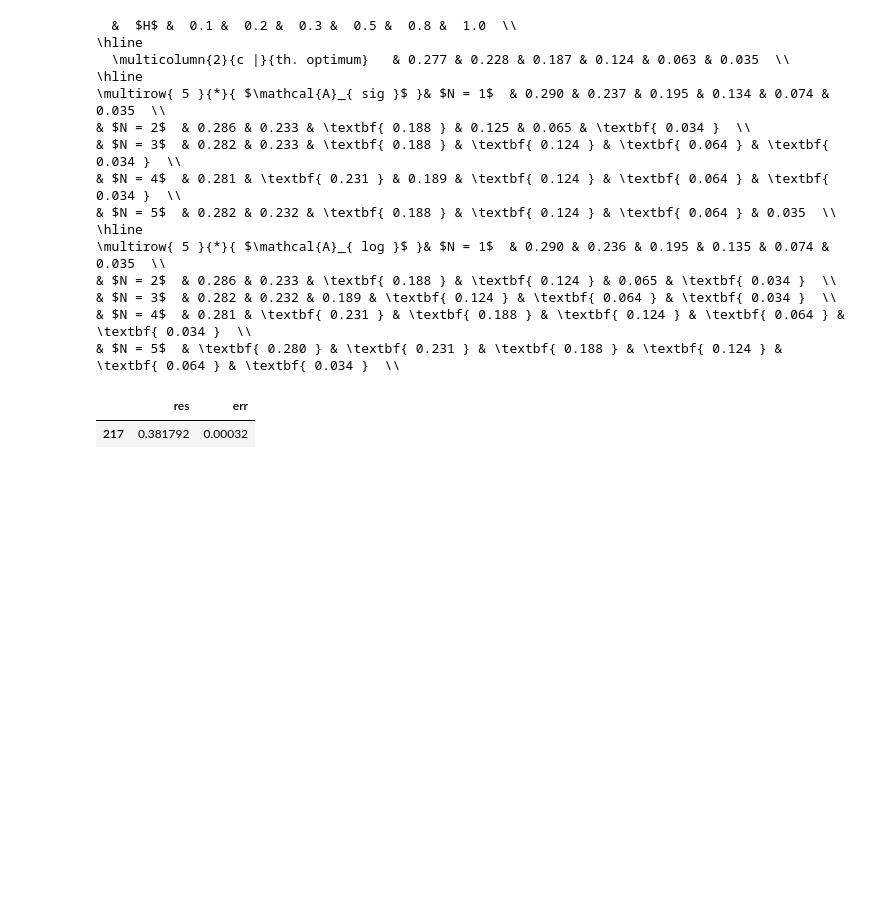
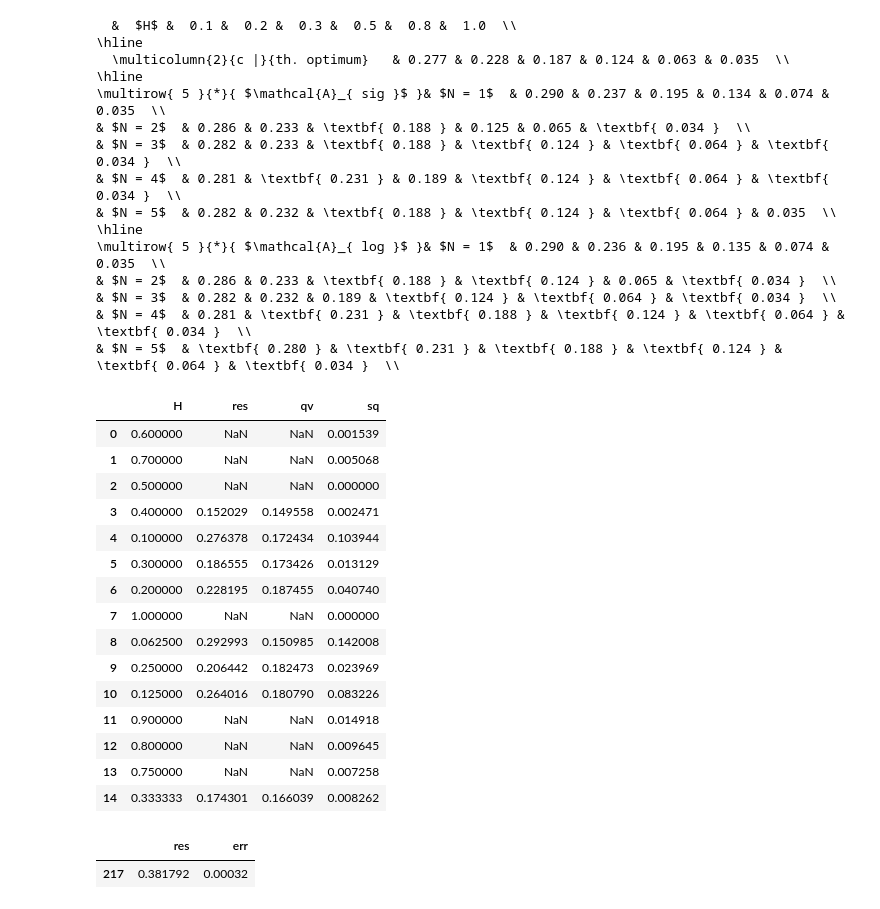
Before and after one commit to hagerpa/sigControl, a Jupyter notebook: server/fbm_tracking/Evaluate Results.ipynb, the cells around one changed output. Drawn from its saved outputs; the diff is of its cells as text; code cells hidden in the pictures; blank space fills up the shorter version.

```diff
--- a/server/fbm_tracking/Evaluate Results.ipynb
+++ b/server/fbm_tracking/Evaluate Results.ipynb
@@ -126,3 +129,33 @@ for spc in space:
+# %%
+# MERGING RESULTS
+files = os.listdir('benchmarks/')
+dfs = [
+    pd.read_pickle('benchmarks/{}'.format(f))
+    for f in files
+    if f[-3:] == 'pkl'
+]
+df = pd.concat(dfs, ignore_index=True)
+df.sort_values(by=['H']).to_csv(filename+".csv")
+df.to_pickle(filename+".pkl")
+# %%
+df
+# %% [output]
+|  | H | res | qv | sq |
+| 0 | 0.600000 | NaN | NaN | 0.001539 |
+| 1 | 0.700000 | NaN | NaN | 0.005068 |
+| 2 | 0.500000 | NaN | NaN | 0.000000 |
+| 3 | 0.400000 | 0.152029 | 0.149558 | 0.002471 |
+| 4 | 0.100000 | 0.276378 | 0.172434 | 0.103944 |
+| 5 | 0.300000 | 0.186555 | 0.173426 | 0.013129 |
+| 6 | 0.200000 | 0.228195 | 0.187455 | 0.040740 |
+| 7 | 1.000000 | NaN | NaN | 0.000000 |
+| 8 | 0.062500 | 0.292993 | 0.150985 | 0.142008 |
+| 9 | 0.250000 | 0.206442 | 0.182473 | 0.023969 |
+| 10 | 0.125000 | 0.264016 | 0.180790 | 0.083226 |
+| 11 | 0.900000 | NaN | NaN | 0.014918 |
+| 12 | 0.800000 | NaN | NaN | 0.009645 |
+| 13 | 0.750000 | NaN | NaN | 0.007258 |
+| 14 | 0.333333 | 0.174301 | 0.166039 | 0.008262 |
 # %%
 res
 # %% [output]
```
Also changed, not shown: parts of 1 cell of this notebook, 2 other files.
